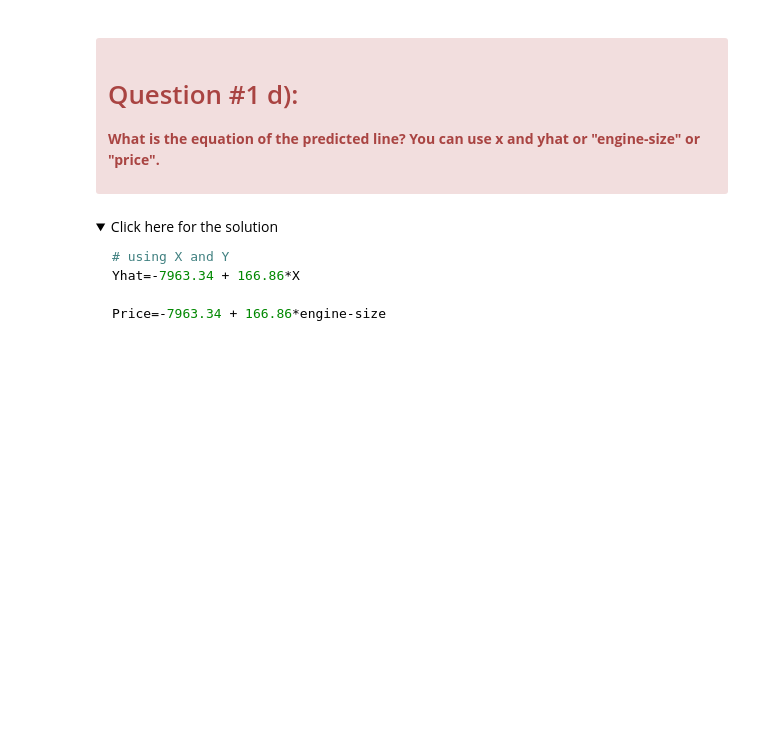
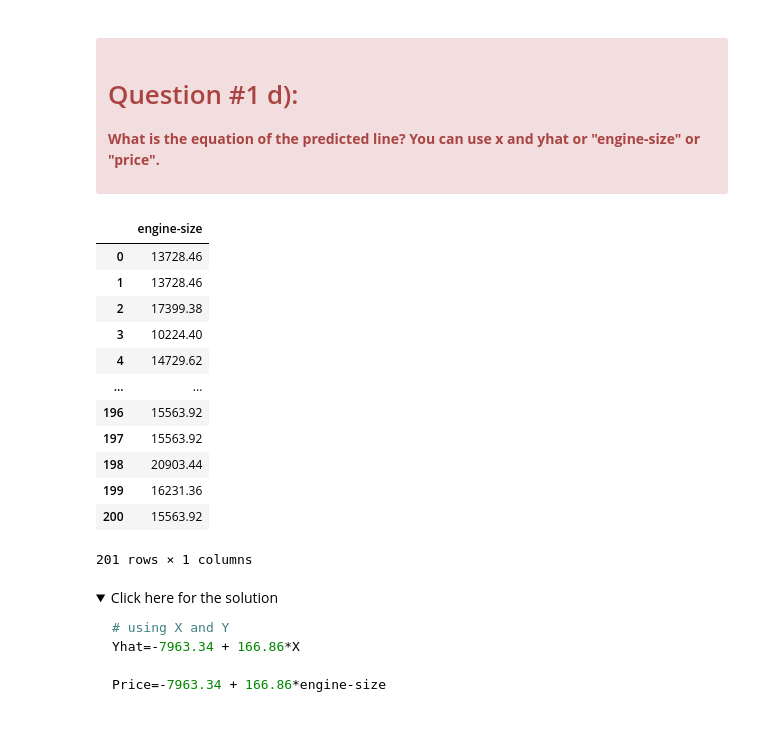
Before and after one commit to Alex-Kul777/MyFirstTestRepo, a Jupyter notebook: DA0101EN-4-Review-Model-Development.ipynb, the cells around one changed output. Cells and saved outputs as stored; diff of their text form; code cells hidden in the pictures; folded sections open; blank space fills up the shorter version.

```diff
--- a/DA0101EN-4-Review-Model-Development.ipynb
+++ b/DA0101EN-4-Review-Model-Development.ipynb
@@ -214,6 +235,24 @@ lm1.intercept_
 </div>
 # %%
 # Write your code below and press Shift+Enter to execute
+X = df[['engine-size']]
+Yhat=-7963.34 + 166.86*X
+Yhat
+#Price=-7963.34 + 166.86*engine-size
+# %% [output]
+|  | engine-size |
+| 0 | 13728.46 |
+| 1 | 13728.46 |
+| 2 | 17399.38 |
+| 3 | 10224.40 |
+| 4 | 14729.62 |
+| ... | ... |
+| 196 | 15563.92 |
+| 197 | 15563.92 |
+| 198 | 20903.44 |
+| 199 | 16231.36 |
+| 200 | 15563.92 |
+201 rows × 1 columns
 # %% [markdown]
 <details><summary>Click here for the solution</summary>
 
```
Also changed, not shown: parts of 11 cells of this notebook.
